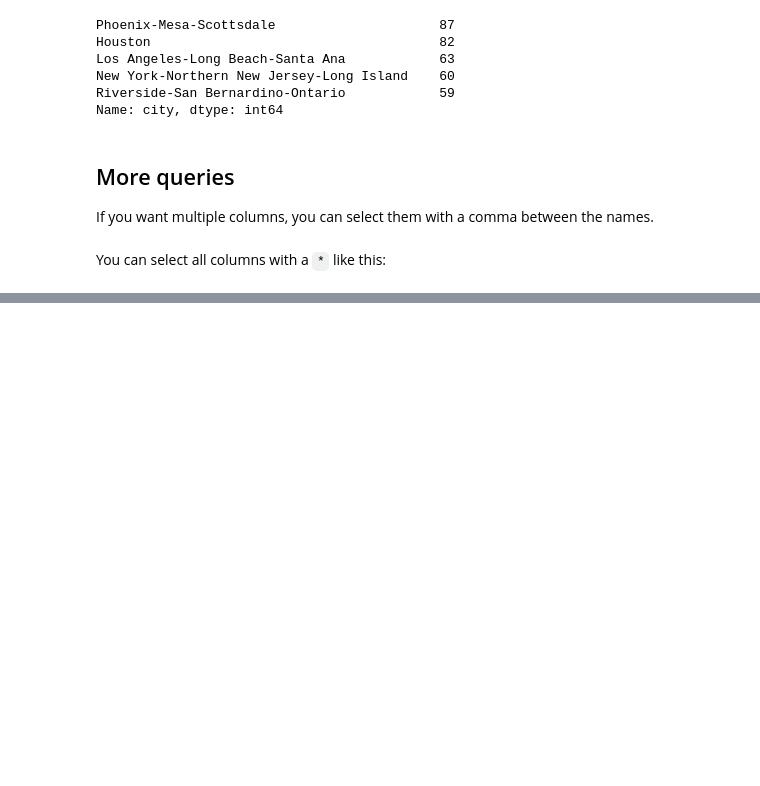
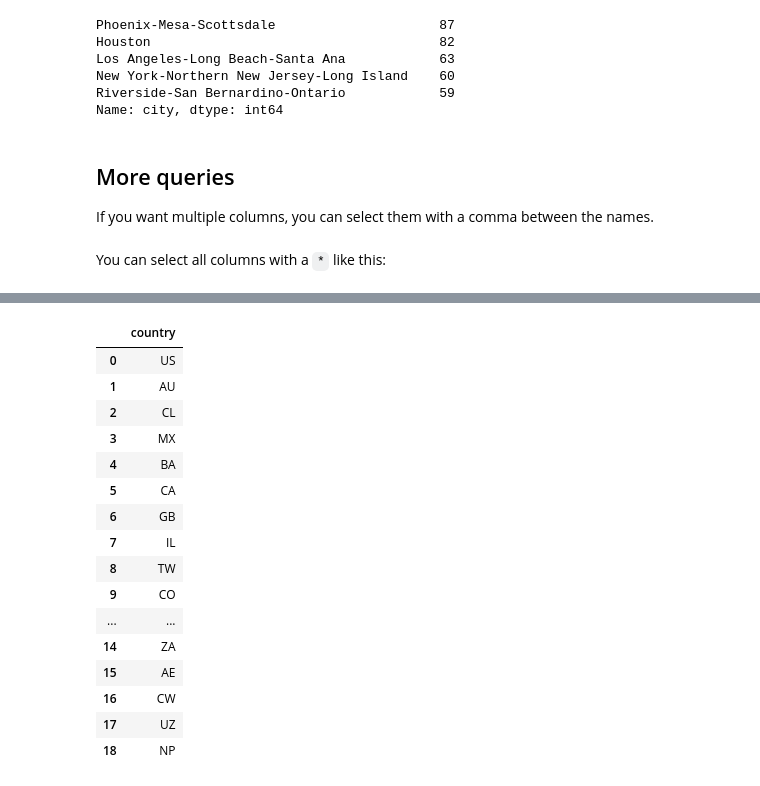
Before and after one commit to LooseDaMoose/KaggleIntro2SQL, a Jupyter notebook: 2_SelectFrom&Where.ipynb, the cells around one changed output, grey strips where cells are left out. Cells and saved outputs as stored; diff of their text form; code cells hidden in the pictures; blank space fills up the shorter version.

```diff
--- a/2_SelectFrom&Where.ipynb
+++ b/2_SelectFrom&Where.ipynb
@@ -153,0 +236,29 @@ BigQuery datasets can be huge. We allow you to do a lot of computation for free,
+# %%
+# create query -- DISTINCT keyword returns unique rerults
+query = """
+        SELECT DISTINCT country
+        FROM `bigquery-public-data.openaq.global_air_quality`
+        WHERE unit = "ppm"
+        """
+# run query
+first_result = client.query(query).to_dataframe()
+# %%
+first_result
+# %% [output]
+|  | country |
+| 0 | US |
+| 1 | AU |
+| 2 | CL |
+| 3 | MX |
+| 4 | BA |
+| 5 | CA |
+| 6 | GB |
+| 7 | IL |
+| 8 | TW |
+| 9 | CO |
+| ... | ... |
+| 14 | ZA |
+| 15 | AE |
+| 16 | CW |
+| 17 | UZ |
+| 18 | NP |
```
Also changed, not shown: parts of 14 cells of this notebook.
